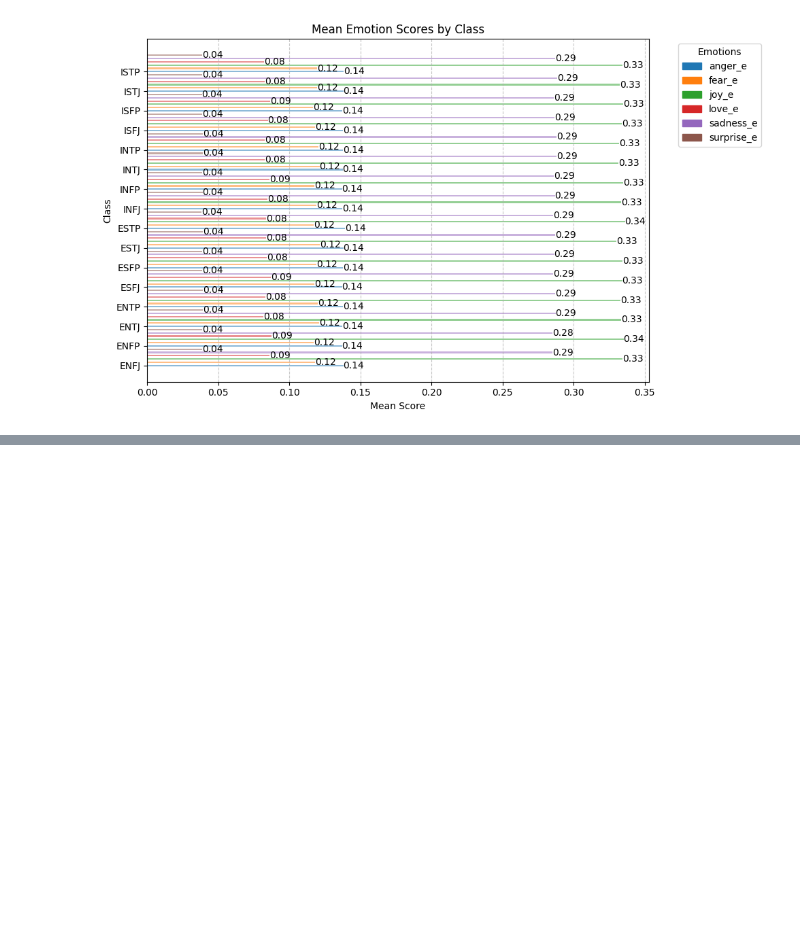
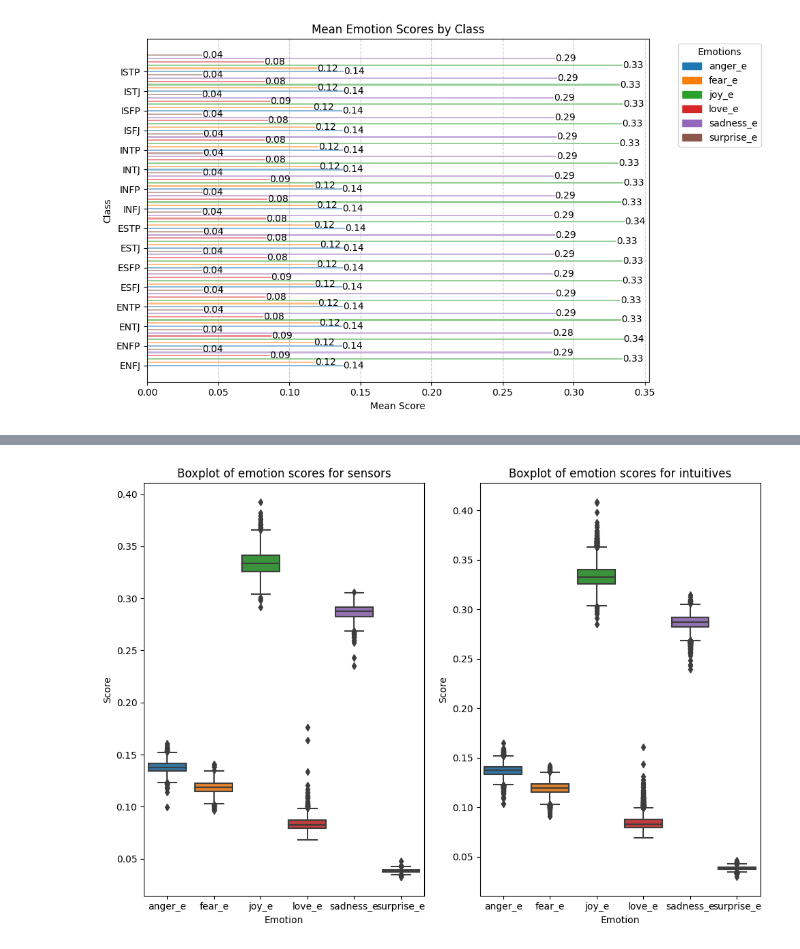
Before and after one commit to aliy1912/dsc_23, a Jupyter notebook: CAP3/cap3_emotions_analysis.ipynb, the cells around one changed output, grey strips where cells are left out. Cells and saved outputs as stored; diff of their text form; code cells hidden in the pictures; blank space fills up the shorter version.

```diff
--- a/CAP3/cap3_emotions_analysis.ipynb
+++ b/CAP3/cap3_emotions_analysis.ipynb
@@ -580,0 +651,21 @@ plt.show()
+# %%
+s_melt = sensors.melt(var_name = 'Emotion', value_name = 'Score')
+s_melt = s_melt[s_melt['Emotion'] != 'label']
+
+i_melt = intuitives.melt(var_name = 'Emotion', value_name = 'Score')
+i_melt = i_melt[i_melt['Emotion'] != 'label']
+
+fig, axs = plt.subplots(1, 2, figsize = (10,7))
+
+sns.boxplot(x = 'Emotion', y = 'Score', data = s_melt, ax = axs[0])
+axs[0].set_title('Boxplot of emotion scores for sensors')
+axs[0].set_ylabel('Score')
+
+sns.boxplot(x = 'Emotion', y = 'Score', data = i_melt, ax = axs[1])
+axs[1].set_title('Boxplot of emotion scores for intuitives')
+axs[1].set_ylabel('Score')
+
+plt.tight_layout()
+plt.show()
+# %% [output]
+[figure, added]
```
Also changed, not shown: parts of 17 cells of this notebook, 4 other files.
